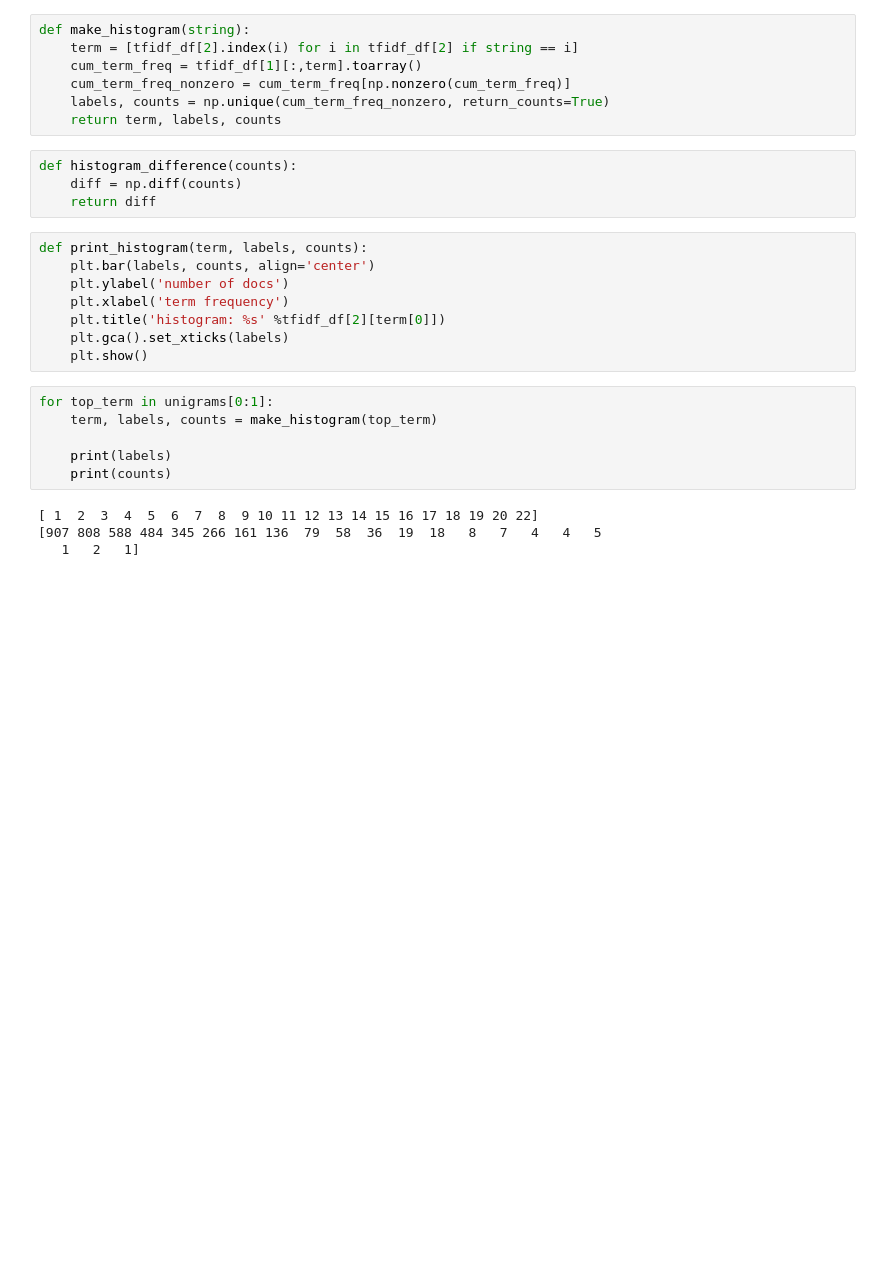
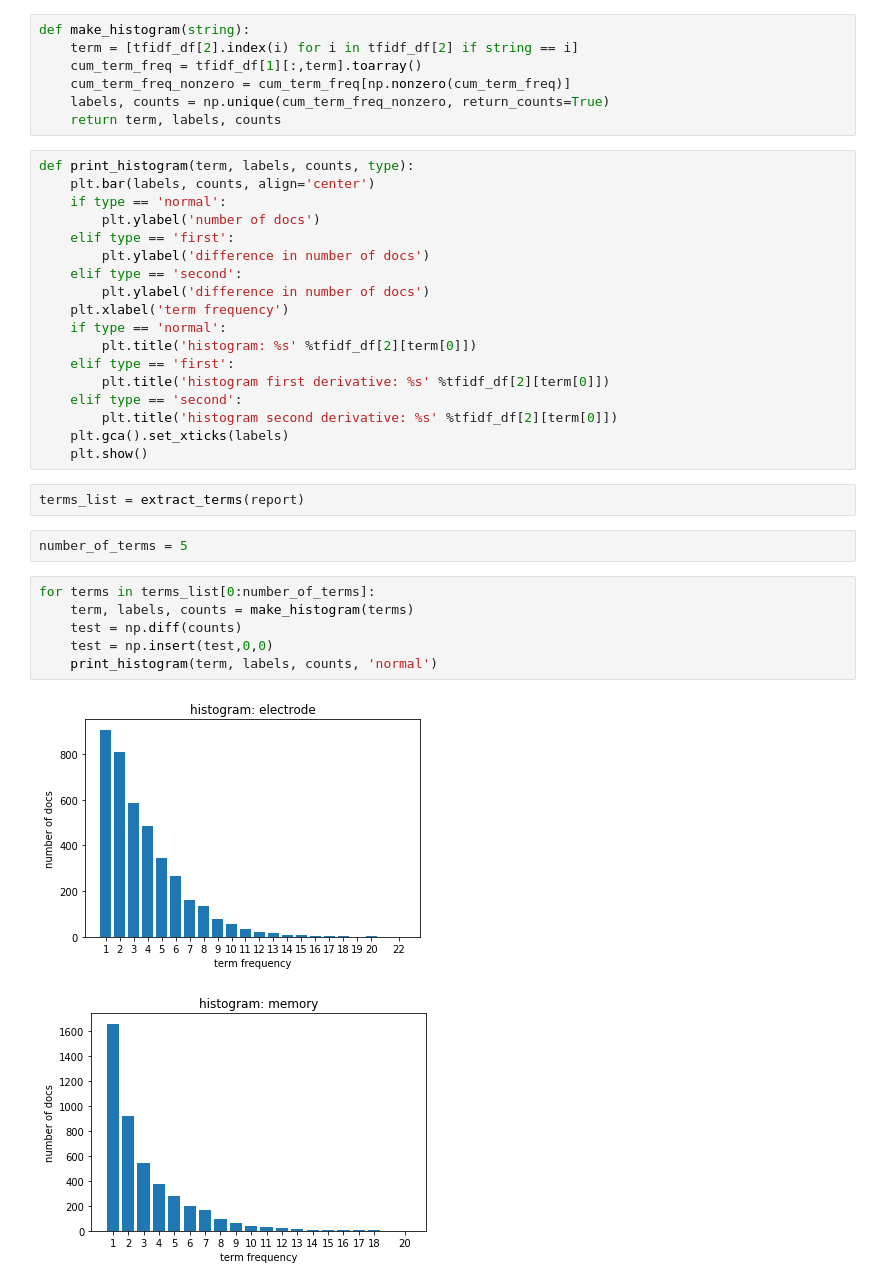
Before and after one commit to GKilvington/pyGrams, a Jupyter notebook: Untitled.ipynb, the cells around one changed output. Drawn from its saved outputs; the diff is of its cells as text; blank space fills up the shorter version.

Commit message:
histo changes #100

```diff
--- a/Untitled.ipynb
+++ b/Untitled.ipynb
@@ -17,25 +19,34 @@ def make_histogram(string):
     cum_term_freq_nonzero = cum_term_freq[np.nonzero(cum_term_freq)]
     labels, counts = np.unique(cum_term_freq_nonzero, return_counts=True)
     return term, labels, counts
-# %%
-def histogram_difference(counts):
-    diff = np.diff(counts)
-    return diff
 # %%
-def print_histogram(term, labels, counts):
+def print_histogram(term, labels, counts, type):
     plt.bar(labels, counts, align='center')
-    plt.ylabel('number of docs')
+    if type == 'normal':
+        plt.ylabel('number of docs')
+    elif type == 'first':
+        plt.ylabel('difference in number of docs')
+    elif type == 'second':
+        plt.ylabel('difference in number of docs')
     plt.xlabel('term frequency')
-    plt.title('histogram: %s' %tfidf_df[2][term[0]])
+    if type == 'normal':
+        plt.title('histogram: %s' %tfidf_df[2][term[0]])
+    elif type == 'first':
+        plt.title('histogram first derivative: %s' %tfidf_df[2][term[0]])
+    elif type == 'second':
+        plt.title('histogram second derivative: %s' %tfidf_df[2][term[0]])
     plt.gca().set_xticks(labels)
     plt.show()
-# %%
-for top_term in unigrams[0:1]:
-    term, labels, counts = make_histogram(top_term)
-
-    print(labels)
-    print(counts)
-# %% [output]
-[ 1  2  3  4  5  6  7  8  9 10 11 12 13 14 15 16 17 18 19 20 22]
-[907 808 588 484 345 266 161 136  79  58  36  19  18   8   7   4   4   5
-   1   2   1]
+# %%
+terms_list = extract_terms(report)
+# %%
+number_of_terms = 5
+# %%
+for terms in terms_list[0:number_of_terms]:
+    term, labels, counts = make_histogram(terms)
+    test = np.diff(counts)
+    test = np.insert(test,0,0)
+    print_histogram(term, labels, counts, 'normal')
+# %% [output]
+[figure, added]
+[figure, added]
```
Also changed, not shown: parts of 6 cells of this notebook.
